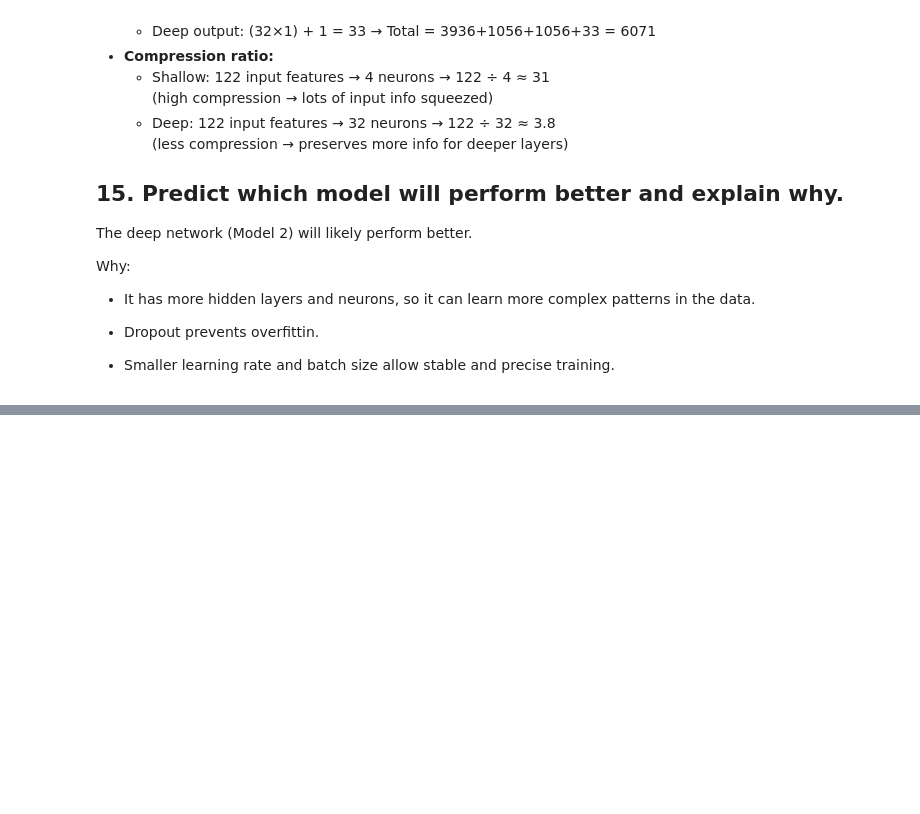
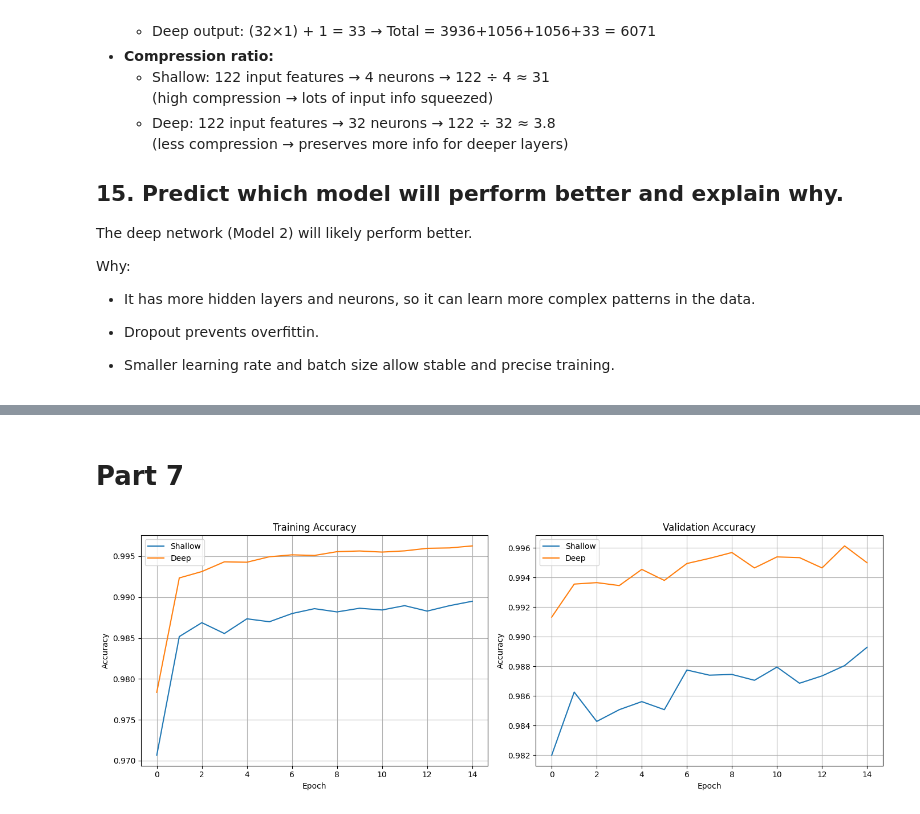
Before and after one commit to Chakibceran22/ANN_SEC, a Jupyter notebook: main.ipynb, the cells around one changed output, grey strips where cells are left out. Cells and saved outputs as stored; diff of their text form; code cells hidden in the pictures; blank space fills up the shorter version.

```diff
--- a/main.ipynb
+++ b/main.ipynb
@@ -199,0 +204,4 @@ Why:
+# %%
+# creating the models with the function we defined
+shallow_model = build_model(n_hidden_layers=1, n_neurons=4, learning_rate=0.05, dropout_rate=0.0)
+deep_model = build_model(n_hidden_layers=3, n_neurons=32, learning_rate=0.001, dropout_rate=0.2)
@@ -199,0 +242,16 @@ Why:
+# %%
+history_shallow = shallow_model.fit(
+    X_train,
+    Y_train,
+    epochs= 15,
+    batch_size=512,
+    validation_split=0.2, # 20% percent of training data used for validation
+)# defining the training process for the shallow model
+
+history_deep = deep_model.fit(
+    X_train,
+    Y_train,
+    epochs= 15,
+    batch_size=64,
+    validation_split=0.2, # 20% percent of training data used for validation
+)# defining the training process for the deep model
@@ -199,0 +324,27 @@ Why:
+# %% [markdown]
+# Part 7
+# %%
+fig, axs = plt.subplots(1, 2, figsize=(14, 5))
+
+# 1️ Training Accuracy
+axs[0].plot(history_shallow.history['accuracy'], label='Shallow')
+axs[0].plot(history_deep.history['accuracy'], label='Deep')
+axs[0].set_title('Training Accuracy')
+axs[0].set_xlabel('Epoch')
+axs[0].set_ylabel('Accuracy')
+axs[0].legend()
+axs[0].grid(True)
+
+# 2️ Validation Accuracy
+axs[1].plot(history_shallow.history['val_accuracy'], label='Shallow')
+axs[1].plot(history_deep.history['val_accuracy'], label='Deep')
+axs[1].set_title('Validation Accuracy')
+axs[1].set_xlabel('Epoch')
+axs[1].set_ylabel('Accuracy')
+axs[1].legend()
+axs[1].grid(True)
+
+plt.tight_layout()
+plt.show()
+# %% [output]
+[figure, added]
```
Also changed, not shown: parts of 19 cells of this notebook.
